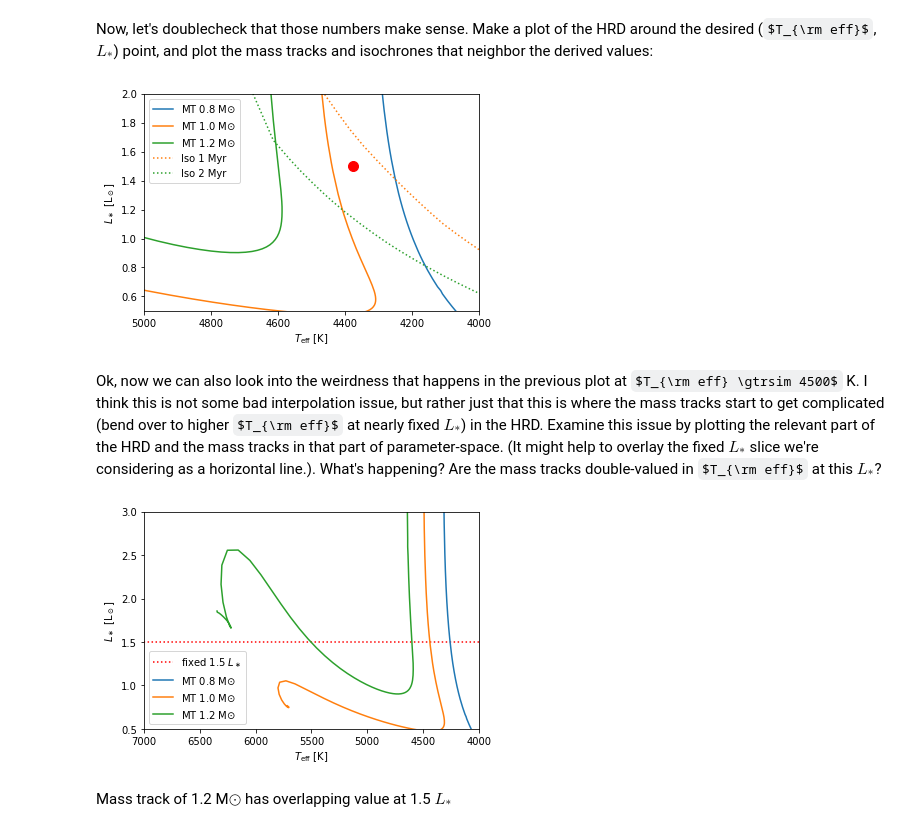
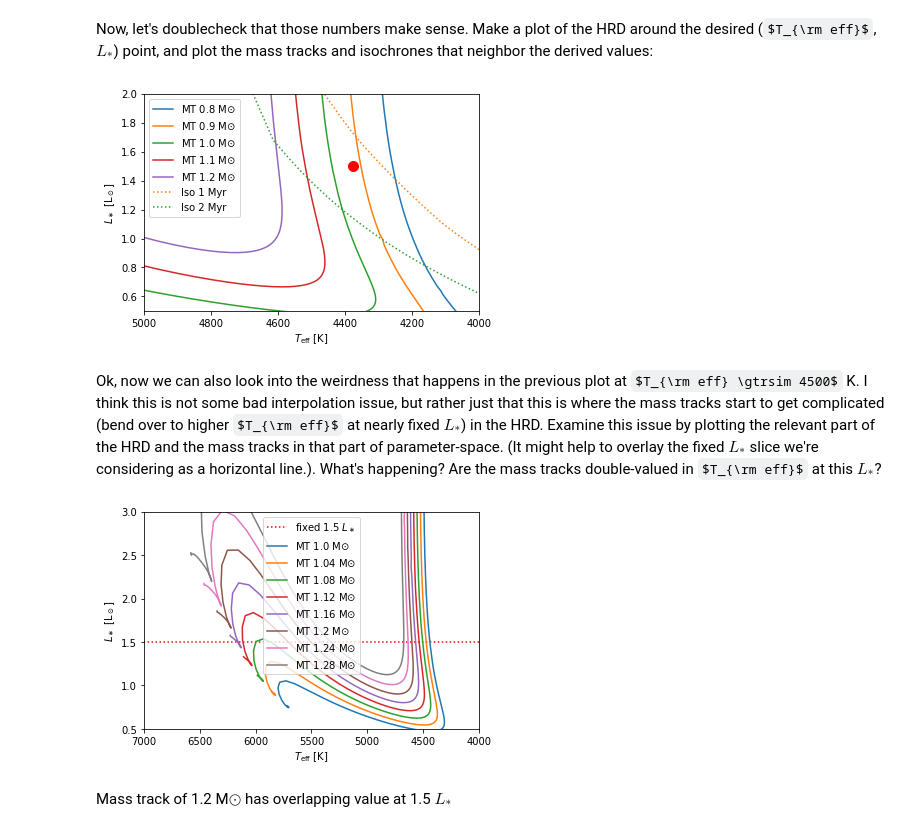
Before and after one commit to seanandrews/dyn-masses, a Jupyter notebook: notebooks/Justin's Notes/The HR Diagram.ipynb, the cells around one changed output. Drawn from its saved outputs; the diff is of its cells as text; code cells hidden in the pictures; some formulas as TeX source.

```diff
--- a/notebooks/Justin's Notes/The HR Diagram.ipynb
+++ b/notebooks/Justin's Notes/The HR Diagram.ipynb
@@ -444,7 +475,7 @@ ax.set_ylim(Llim)
 ax.set_xlabel(r'$\log{T_{\rm eff}} \,\, [{\rm K}]$')
 ax.set_ylabel(r'$\log{L_\ast} \,\, [{\rm L}_\odot]$')
 
-track_num = [80, 100, 120]
+track_num = [80, 90, 100, 110, 120]
 
 for i in track_num: #mass tracks near 0.93 Msun
     file_track_mass = working_dir+'MIST/'+filename_eep+'/%sM.track.eep'% ("{:05d}".format(i))
@@ -466,30 +497,30 @@ for i in range(len(log_age)):
     ax.plot(10**iso_T_Myr, 10**iso_L_Myr, ':'+colors[i], label= "Iso %d Myr" % (round(10**log_age[i])/1e6))
     ax.legend()
 # %% [output]
-[figure, old version]
+[figure, new version]
 # %% [markdown]
 Ok, now we can also look into the weirdness that happens in the previous plot at $T_{\rm eff} \gtrsim 4500$ K.  I think this is not some bad interpolation issue, but rather just that this is where the mass tracks start to get complicated (bend over to higher $T_{\rm eff}$ at nearly fixed $L_\ast$) in the HRD.  Examine this issue by plotting the relevant part of the HRD and the mass tracks in that part of parameter-space.  (It might help to overlay the fixed $L_\ast$ slice we're considering as a horizontal line.). What's happening?  Are the mass tracks double-valued in $T_{\rm eff}$ at this $L_\ast$?
 # %%
 Tlim = [7000, 4000]    # note: Teff is plotted backwards (see note below)
 Llim = [0.5, 3]
 fig, ax = plt.subplots()
 x = np.linspace(4000, 7000, 1000)
 y = np.linspace(1.5, 1.5, 1000)
 ax.plot(x, y, ':r', label=r'fixed 1.5 $L_\ast$')
 
-track_num = [80, 100, 120]
+track_num = [100, 104, 108, 112, 116, 120, 124, 128]
 
 for i in track_num: #mass tracks near 0.93 Msun
     file_track_mass = working_dir+'MIST/'+filename_eep+'/%sM.track.eep'% ("{:05d}".format(i))
     track_mass = ascii.read(file_track_mass)
     age, logL, logTe = track_mass['col1'], track_mass['col7'], track_mass['col12']
     ax.plot(10**logTe[age < 1e8], 10**logL[age < 1e8], label = 'MT %s M$\odot$' % (i/100))
     ax.set_xlim(Tlim)
     ax.set_ylim(Llim)
     ax.set_xlabel(r'${T_{\rm eff}} \,\, [{\rm K}]$')
     ax.set_ylabel(r'${L_\ast} \,\, [{\rm L}_\odot]$')
     ax.legend()
 # %% [output]
-[figure, old version]
+[figure, new version]
 # %% [markdown]
 Mass track of 1.2 M$\odot$ has overlapping value at 1.5 $L_\ast$
```
Also changed, not shown: parts of 2 cells of this notebook.
